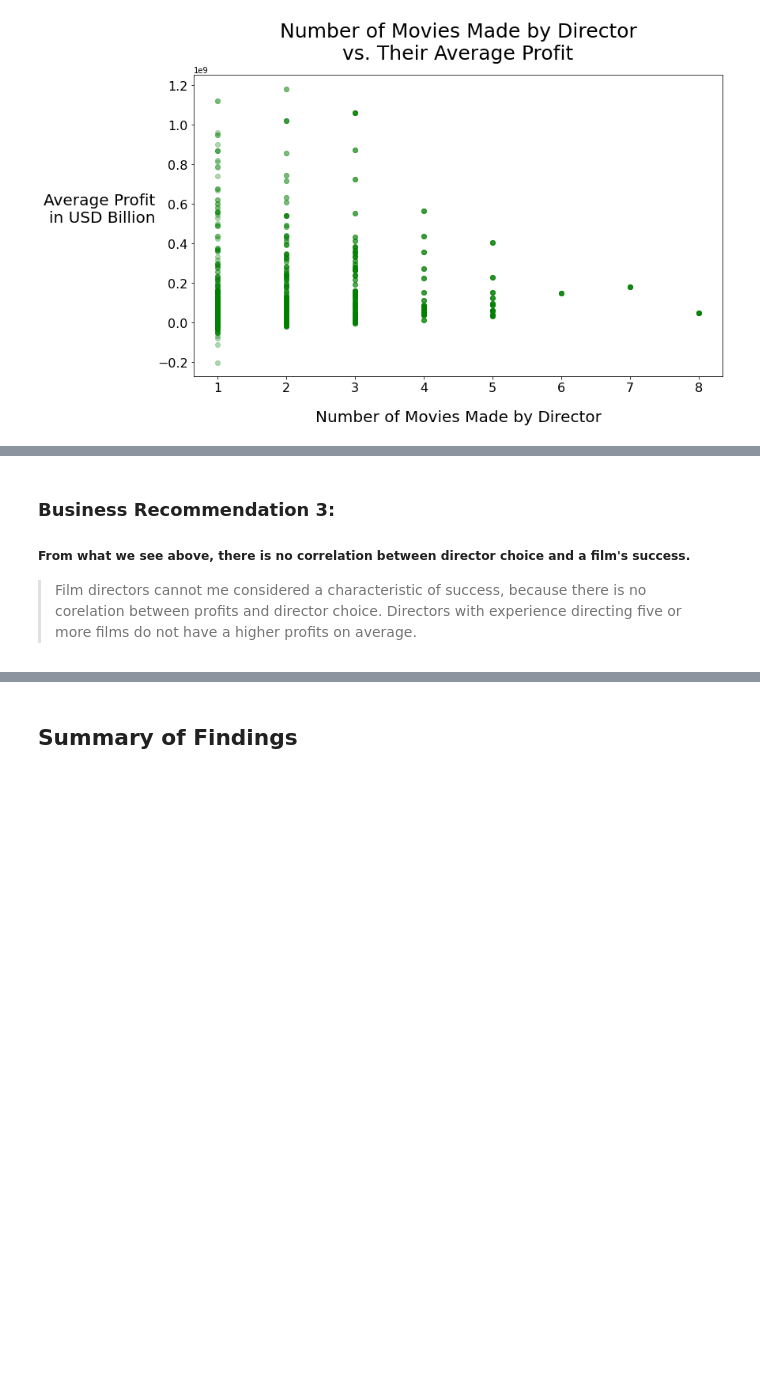
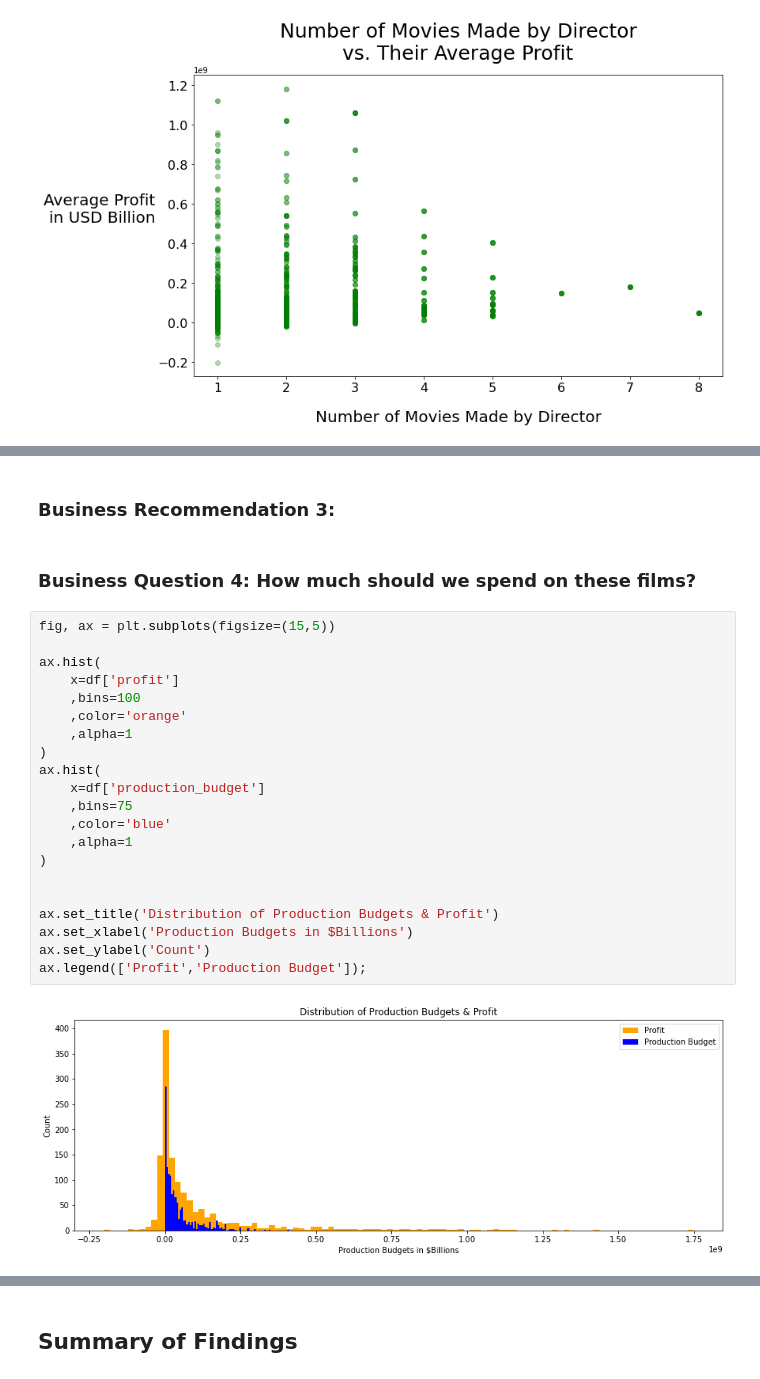
Before and after one commit to learn-co-curriculum/dsc-phase-1-project, a Jupyter notebook: project.ipynb, the cells around one changed output, grey strips where cells are left out. Cells and saved outputs as stored; diff of their text form; blank space fills up the shorter version.

```diff
--- a/project.ipynb
+++ b/project.ipynb
@@ -605,6 +595,27 @@ for label in (ax.get_xticklabels() + ax.get_yticklabels()):
-# %% [markdown]
-### Business Recommendation 3:
-
-##### From what we see above, there is no correlation between director choice and a film's success.
-
->Film directors cannot me considered a characteristic of success, because there is no corelation between profits and director choice. Directors with experience directing five or more films do not have a higher profits on average.
+# %% [markdown]
+### Business Recommendation 3:
+# %% [markdown]
+### Business Question 4: How much should we spend on these films?
+# %%
+fig, ax = plt.subplots(figsize=(15,5))
+
+ax.hist(
+    x=df['profit']
+    ,bins=100
+    ,color='orange'
+    ,alpha=1
+)
+ax.hist(
+    x=df['production_budget']
+    ,bins=75
+    ,color='blue'
+    ,alpha=1
+)
+
+
+ax.set_title('Distribution of Production Budgets & Profit')
+ax.set_xlabel('Production Budgets in $Billions')
+ax.set_ylabel('Count')
+ax.legend(['Profit','Production Budget']);
+# %% [output]
+[figure, added]
```
Also changed, not shown: parts of 10 cells of this notebook.
